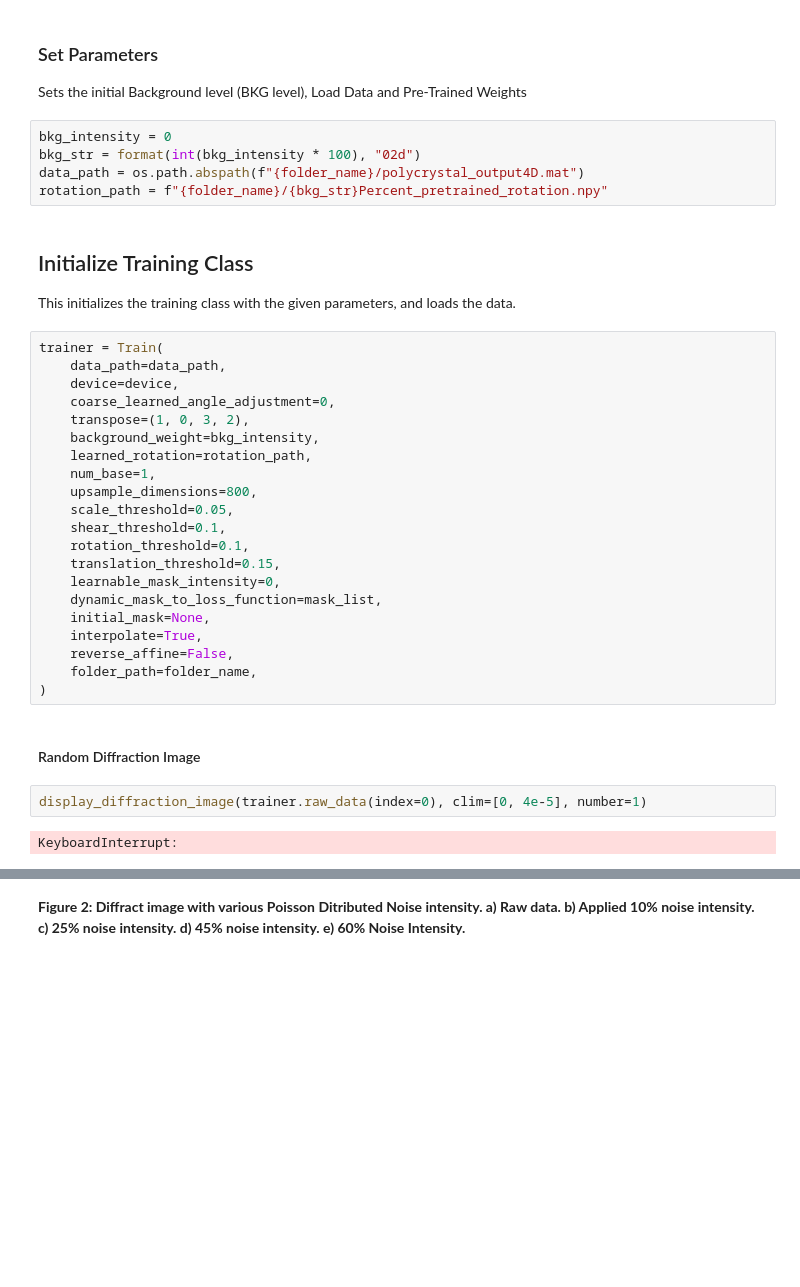
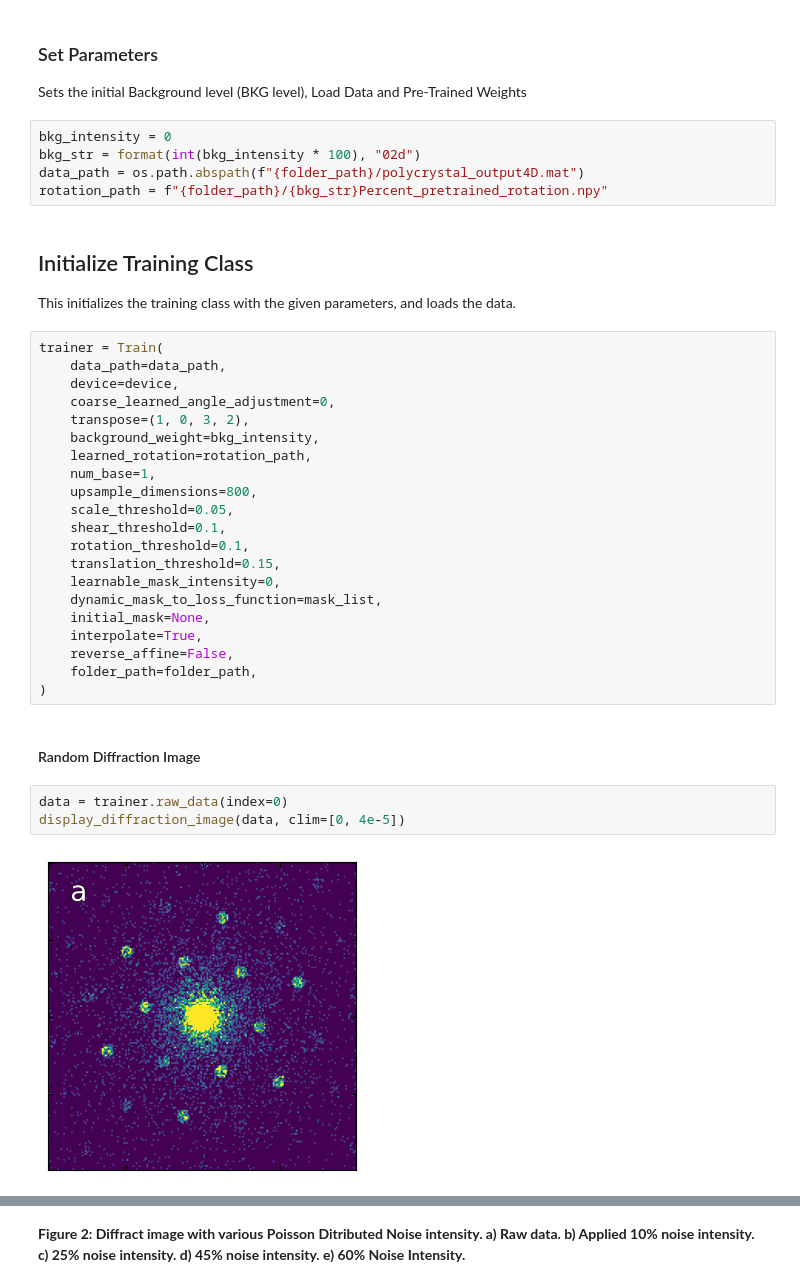
Before and after one commit to m3-learning/Auto4DSTEM, a Jupyter notebook: content/01_Auto4DSTEM_simulated.ipynb, the cells around one changed output, grey strips where cells are left out. Drawn from its saved outputs; the diff is of its cells as text; blank space fills up the shorter version.

```diff
--- a/content/01_Auto4DSTEM_simulated.ipynb
+++ b/content/01_Auto4DSTEM_simulated.ipynb
@@ -117,8 +100,8 @@ Sets the initial Background level (BKG level), Load Data and Pre-Trained Weights
 # %%
 bkg_intensity = 0
 bkg_str = format(int(bkg_intensity * 100), "02d")
-data_path = os.path.abspath(f"{folder_name}/polycrystal_output4D.mat")
-rotation_path = f"{folder_name}/{bkg_str}Percent_pretrained_rotation.npy"
+data_path = os.path.abspath(f"{folder_path}/polycrystal_output4D.mat")
+rotation_path = f"{folder_path}/{bkg_str}Percent_pretrained_rotation.npy"
 # %% [markdown]
 ## Initialize Training Class
 
@@ -142,12 +125,13 @@ trainer = Train(
     initial_mask=None,
     interpolate=True,
     reverse_affine=False,
-    folder_path=folder_name,
+    folder_path=folder_path,
 )
 # %% [markdown]
 #### Random Diffraction Image
 # %%
-display_diffraction_image(trainer.raw_data(index=0), clim=[0, 4e-5], number=1)
+data = trainer.raw_data(index=0)
+display_diffraction_image(data, clim=[0, 4e-5])
 # %% [output]
-KeyboardInterrupt:
+[figure, added]
 # %% [markdown]
```
Also changed, not shown: parts of 70 cells of this notebook, 3 other files.
